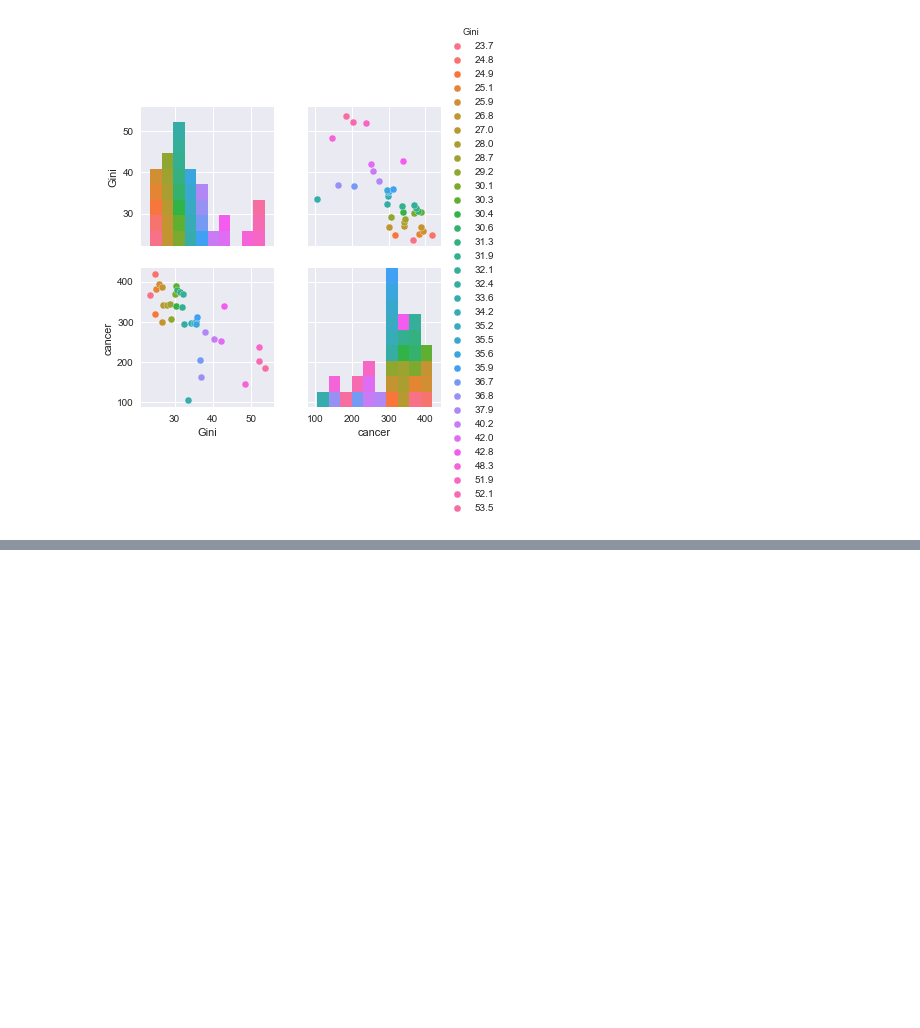
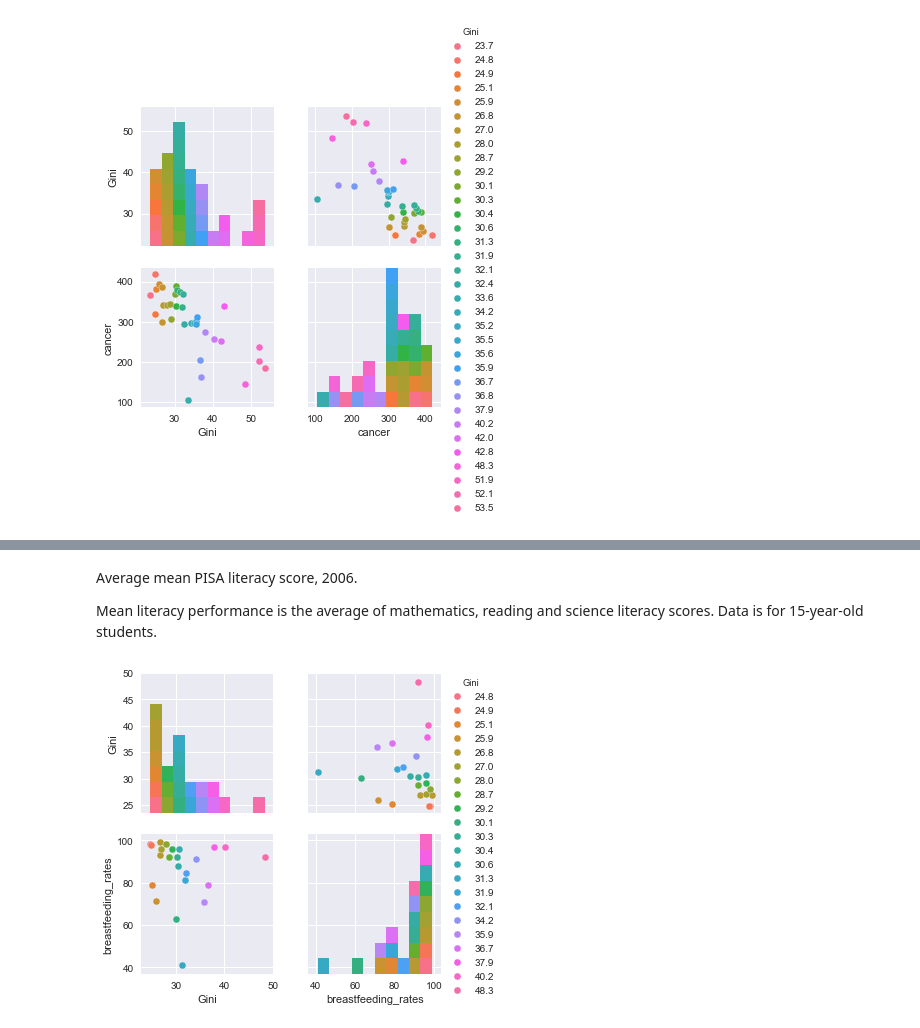
Before and after one commit to MahzadK/dataviz, a Jupyter notebook: notebooks/Correlation.ipynb, the cells around one changed output, grey strips where cells are left out. Saved outputs shown, nothing was run; the diff lists cells and outputs as text; code cells hidden in the pictures; blank space fills up the shorter version.

```diff
--- a/notebooks/Correlation.ipynb
+++ b/notebooks/Correlation.ipynb
@@ -156,0 +161,9 @@ sns.pairplot(df5, hue="Gini")
+# %% [markdown]
+Average mean PISA literacy score, 2006.
+
+Mean literacy performance is the average of mathematics, reading and science literacy scores. Data is for 15-year-old students.
+# %%
+path = '../data/children/breastfeeding_rates.csv'
+drawMatrixScatter(path, df)
+# %% [output]
+[figure, added]
```
Also changed, not shown: parts of 41 cells of this notebook, 20 other files.
